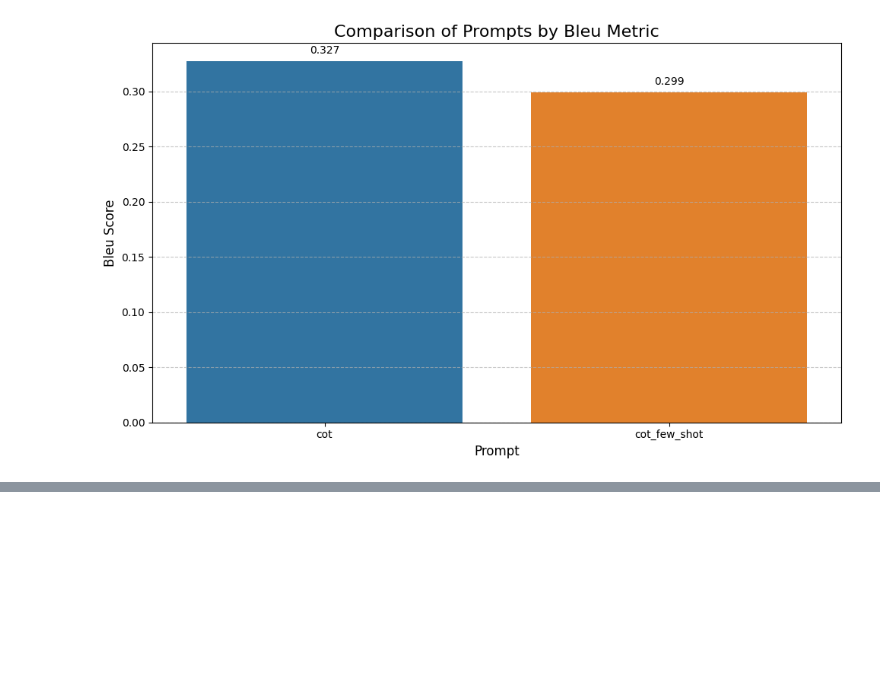
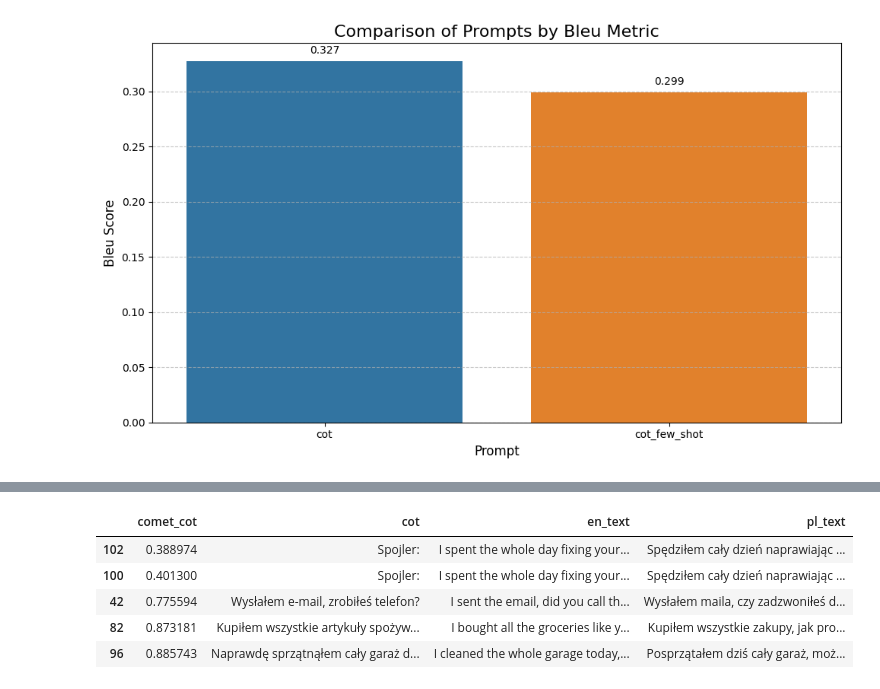
Before and after one commit to refrigerr/adaptation-of-machine-translation, a Jupyter notebook: experiments_translation_extraction/translation_extraction_results.ipynb, the cells around one changed output, grey strips where cells are left out. Saved outputs shown, nothing was run; the diff lists cells and outputs as text; code cells hidden in the pictures; blank space fills up the shorter version.

```diff
--- a/experiments_translation_extraction/translation_extraction_results.ipynb
+++ b/experiments_translation_extraction/translation_extraction_results.ipynb
@@ -550,0 +597,17 @@ Passing `palette` without assigning `hue` is deprecated and will be removed in v
+# %%
+sorted_df = cot.sort_values(by='comet_cot', ascending=True)
+
+# Select the top 5 rows with the lowest values in column 'x'
+top_5_lowest = sorted_df.head(5)
+
+# Get the corresponding values from column 'y'
+result = top_5_lowest[['comet_cot', 'cot', 'en_text', 'pl_text']]
+
+result
+# %% [output]
+|  | comet_cot | cot | en_text | pl_text |
+| 102 | 0.388974 | Spojler: | I spent the whole day fixing your... | Spędziłem cały dzień naprawiając ... |
+| 100 | 0.401300 | Spojler: | I spent the whole day fixing your... | Spędziłem cały dzień naprawiając ... |
+| 42 | 0.775594 | Wysłałem e-mail, zrobiłeś telefon? | I sent the email, did you call th... | Wysłałem maila, czy zadzwoniłeś d... |
+| 82 | 0.873181 | Kupiłem wszystkie artykuły spożyw... | I bought all the groceries like y... | Kupiłem wszystkie zakupy, jak pro... |
+| 96 | 0.885743 | Naprawdę sprzątnąłem cały garaż d... | I cleaned the whole garage today,... | Posprzątałem dziś cały garaż, moż... |
```
Also changed, not shown: parts of 3 cells of this notebook.
